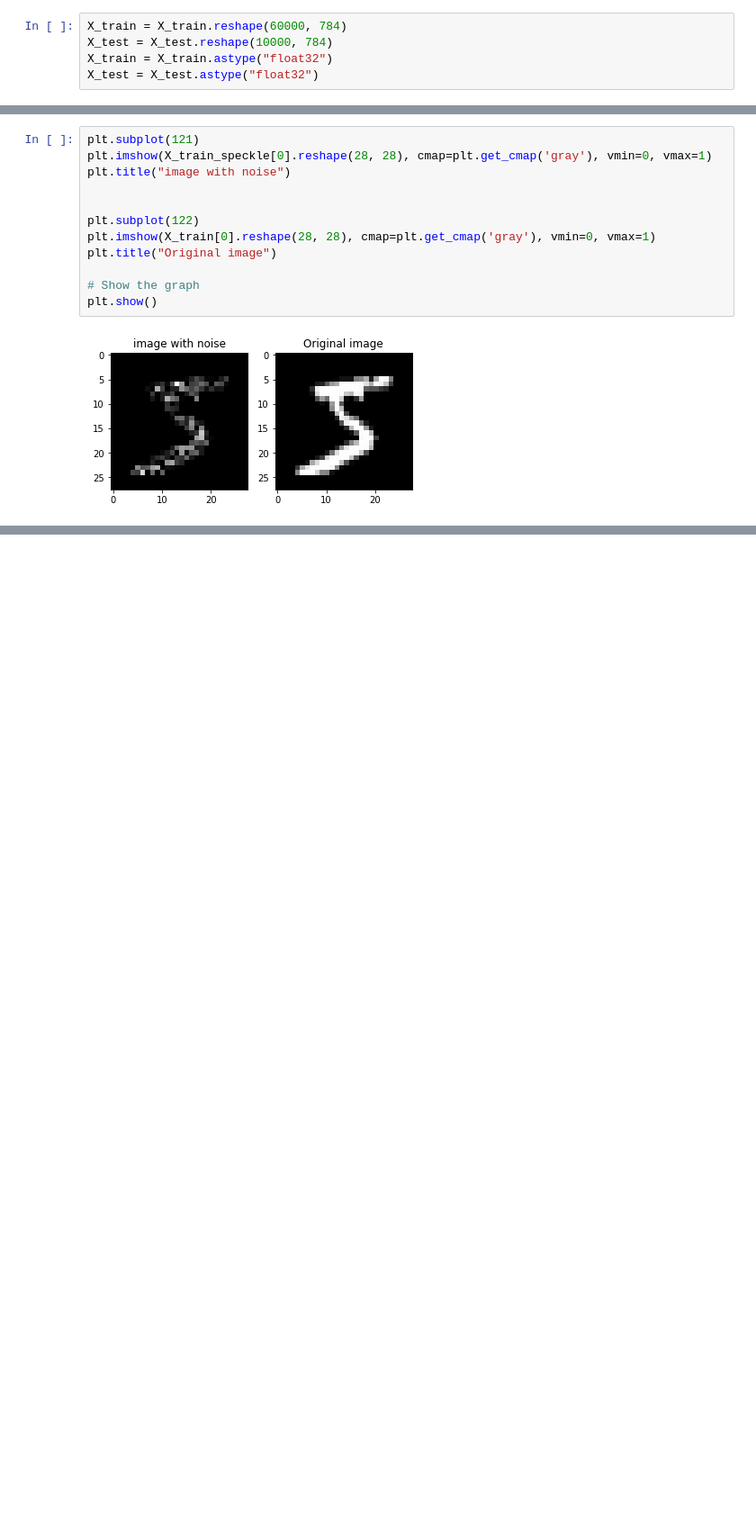
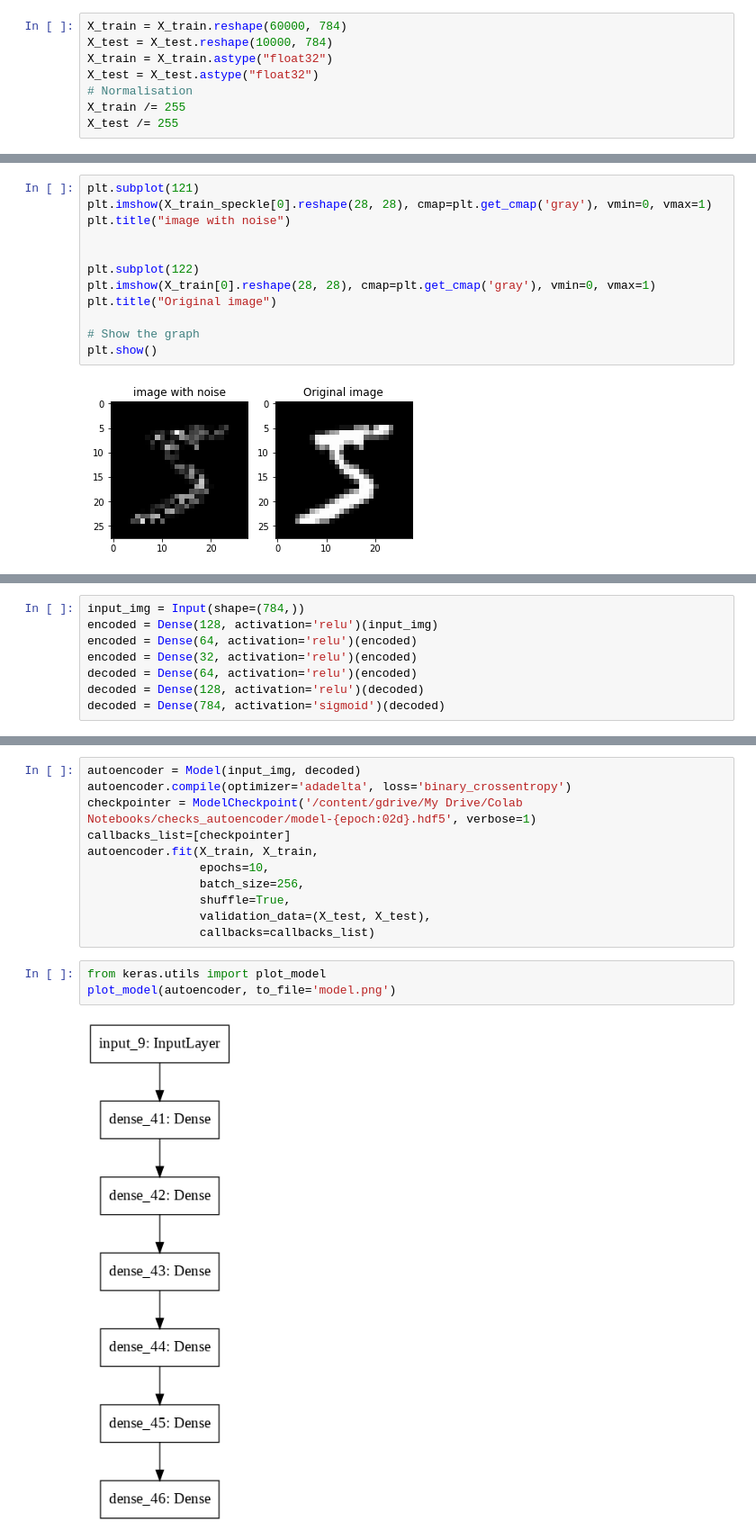
Before and after one commit to ecsquare/Deep-Compression-with-autoencoder, a Jupyter notebook: Compression_with_autoencoder.ipynb, the cells around one changed output, grey strips where cells are left out. Shown: that part at 90% size. Saved outputs shown, nothing was run; the diff lists cells and outputs as text; blank space fills up the shorter version.

```diff
--- a/Compression_with_autoencoder.ipynb
+++ b/Compression_with_autoencoder.ipynb
@@ -19,6 +24,9 @@ X_train = X_train.reshape(60000, 784)
 X_test = X_test.reshape(10000, 784)
 X_train = X_train.astype("float32")
 X_test = X_test.astype("float32")
+# Normalisation
+X_train /= 255
+X_test /= 255
 # %% [markdown]
 <h1> 1.Salt&pepper noise </h1>
 Salt-and-pepper noise is a form of noise sometimes seen on images. It is also known as impulse noise. This noise can be caused by sharp and sudden disturbances in the image signal. It presents itself as sparsely occurring white and black pixels. An effective noise reduction method for this type of noise is a median filter or a morphological filter.For reducing either salt noise or pepper noise, but not both, a contraharmonic mean filter can be effective.
@@ -108,0 +123,8 @@ plt.show()
+# %%
+input_img = Input(shape=(784,))
+encoded = Dense(128, activation='relu')(input_img)
+encoded = Dense(64, activation='relu')(encoded)
+encoded = Dense(32, activation='relu')(encoded)
+decoded = Dense(64, activation='relu')(encoded)
+decoded = Dense(128, activation='relu')(decoded)
+decoded = Dense(784, activation='sigmoid')(decoded)
@@ -108,0 +138,16 @@ plt.show()
+# %%
+autoencoder = Model(input_img, decoded)
+autoencoder.compile(optimizer='adadelta', loss='binary_crossentropy')
+checkpointer = ModelCheckpoint('/content/gdrive/My Drive/Colab Notebooks/checks_autoencoder/model-{epoch:02d}.hdf5', verbose=1)
+callbacks_list=[checkpointer]
+autoencoder.fit(X_train, X_train,
+                epochs=10,
+                batch_size=256,
+                shuffle=True,
+                validation_data=(X_test, X_test),
+                callbacks=callbacks_list)
+# %%
+from keras.utils import plot_model
+plot_model(autoencoder, to_file='model.png')
+# %% [output]
+[figure, added]
```
Also changed, not shown: parts of 15 cells of this notebook.
